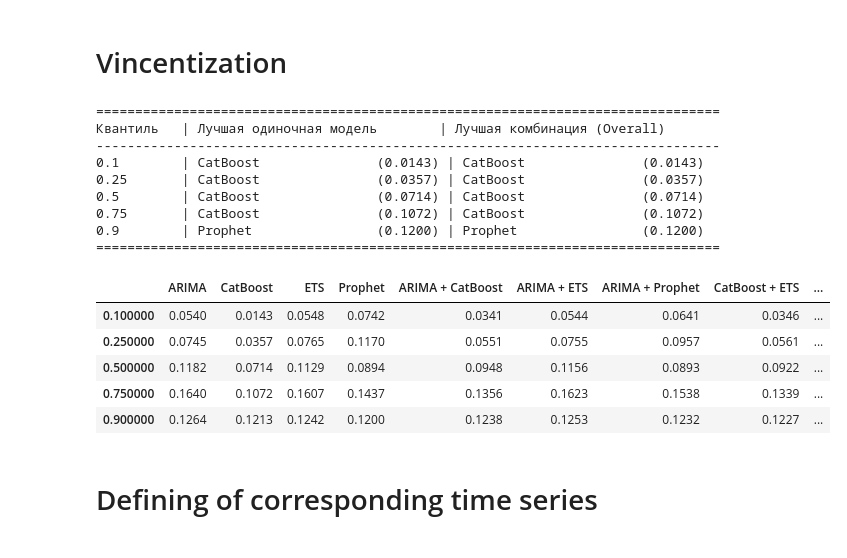
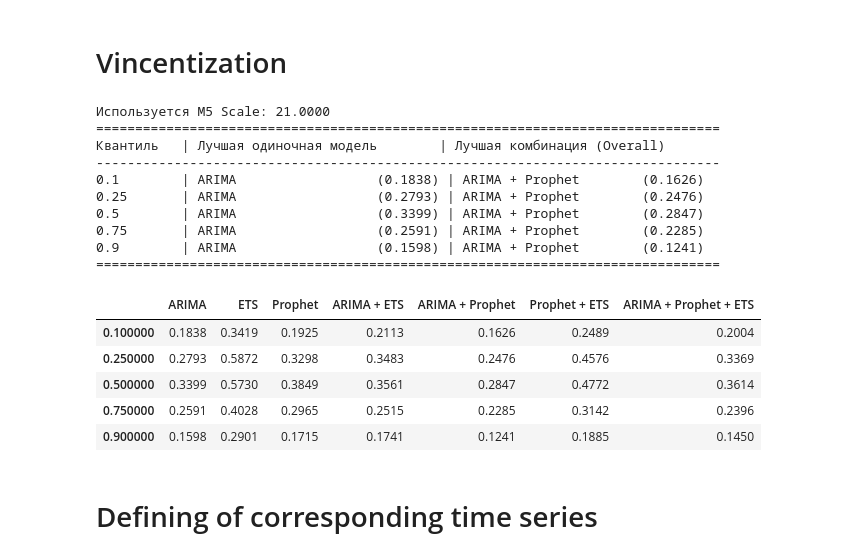
Before and after one commit to senyasenior/Ensembles_of_Quantile_forecasts, a Jupyter notebook: notebooks/nb.ipynb, the cells around one changed output. Cells and saved outputs as stored; diff of their text form; code cells hidden in the pictures.

Commit message:
tbats + scale + vincentiaztion html results + confgi

```diff
--- a/notebooks/nb.ipynb
+++ b/notebooks/nb.ipynb
@@ -513,9 +438,7 @@ MAE: 0.2364
 # %% [markdown]
 # CatBoost
 # %%
-# y = passengers_df["Passengers"].values
-M5_ID = "HOUSEHOLD_2_242_CA_1_evaluation"
-y = m5_data[m5_data["id"] == M5_ID].filter(like='d_').values.flatten()
+y = DATA
 lags=[1, 2, 3, 7, 14, 30]
 rolling_windows=[3, 7, 14, 30]
 diff_periods=[1, 2, 3, 7, 14, 30]
@@ -568,9 +491,9 @@ rolling_predictions = {}
 eval_results = {}
 
 param_grid = {
-    'depth': [4, 6, 8, 10],                    # Глубина деревьев
+    'depth': [3, 4, 5, 6],                    # Глубина деревьев
     'l2_leaf_reg': [1, 3, 5, 7, 10],          # L2 регуляризация
-    'learning_rate': [0.01, 0.03, 0.05, 0.1], # Скорость обучения
+    'learning_rate': [0.01, 0.05, 0.1], # Скорость обучения
     'iterations': [500, 1000, 1500],           # Количество итераций
     'random_strength': [0.1, 0.5, 1],         # Случайность при выборе разделений
     'bagging_temperature': [0, 0.5, 1],       # Температура бэггинга
@@ -585,7 +508,7 @@ for alpha in QUANTILES:
         loss_function=f'Quantile:alpha={alpha}',
         iterations=50_000,
         learning_rate=1e-2,
-        depth=2,
+        depth=3,
         l2_leaf_reg=3,
         random_seed=SEED,
         verbose=100,  # Показываем прогресс каждые 100 итераций
@@ -602,16 +525,16 @@ for alpha in QUANTILES:
     predictions[alpha] = model.predict(X_test)
     models[alpha] = model
 
-    HORIZON = 4
-    rolling_pred = [model.predict(X_test[:HORIZON])]
-    for i in tqdm(range(len(y_train) + HORIZON, len(y_target), HORIZON)):
+    horizon=4 if cfg.SERIES_TYPE == 'PASSENGERS' else 7
+    rolling_pred = [model.predict(X_test[:horizon])]
+    for i in tqdm(range(len(y_train) + horizon, len(y_target), horizon)):
         model.fit(
             X[:i], y_target[:i],
             eval_set=(X[i:], y_target[i:]),
             plot=False,  # Можно установить True для визуализации обучения
             verbose_eval=0
         )
-        rolling_pred.append(model.predict(X[i:i+HORIZON]))
+        rolling_pred.append(model.predict(X[i:i+horizon]))
     rolling_predictions[alpha] = np.concatenate(rolling_pred)
 # %% [output]
 Обучаем CatBoost для квантиля 0.1...
@@ -626,7 +546,7 @@ print('HORIZON 28')
 for quantile in QUANTILES:
     print(f'pl alpha={quantile}: {mean_pinball_loss(y_test, predictions[quantile], alpha=quantile)}')
 
-print(f"ROLLING HORIZON {HORIZON}")
+print(f"ROLLING HORIZON {horizon}")
 for quantile in QUANTILES:
     print(f'pl alpha={quantile}: {mean_pinball_loss(y[-28:], rolling_predictions[quantile], alpha=quantile)}')
 
@@ -640,7 +560,7 @@ ax[0].axvspan(len(y_train) - 1, len(y) - 1, color='#808080', alpha=0.2)
 ax[0].legend()
 
 ax[1].plot(y, label='True')
-ax[1].set_title(f"ROLLING HORIZON {HORIZON}")
+ax[1].set_title(f"ROLLING HORIZON {horizon}")
 for quantile in QUANTILES:
     ax[1].plot(np.concatenate((df["target"][:-28], rolling_predictions[quantile])), '+-',label=f'q={quantile}')
 ax[1].axvspan(len(y_train) - 1, len(y) - 1, color='#808080', alpha=0.2)
@@ -733,55 +799,62 @@ Quantile 0.9: 0.1242
 # %% [markdown]
 # Vincentization
 # %%
+import os
 from utils.evaluation import evaluate_model_combinations
 
 # 1. Подготовка данных (собираем всё в один словарь)
-# Убедитесь, что все массивы одной длины (28 точек)
+# Убедитесь, что все массивы одной длины (FORECAST_HORIZON точек)
 
 models_data = {
     'ARIMA': {},
     'CatBoost': {},
     'Prophet': {},
+    'TBAST': {},
     'ETS': {}
 }
 
 for q in QUANTILES:
     # ARIMA (из sktime)
-    # Важно: берем последние 28 точек, если там больше
+    # Важно: берем последние FORECAST_HORIZON точек, если там больше
     arima_vals = get_sktime_preds(rolling_quantile_pred, q)
-    models_data['ARIMA'][q] = arima_vals[-28:]
+    models_data['ARIMA'][q] = arima_vals[-FORECAST_HORIZON:]
 
     # Предполагаем, что там numpy array
-    models_data['CatBoost'][q] = rolling_predictions[q][-28:]
+    # models_data['CatBoost'][q] = rolling_predictions[q][-FORECAST_HORIZON:]
 
     # Prophet (ваш словарь prophet_quantile_predictions)
-    models_data['Prophet'][q] = prophet_quantile_predictions[q][-28:]
+    models_data['Prophet'][q] = prophet_quantile_predictions[q][-FORECAST_HORIZON:]
 
+    # models_data["TBAST"][q] = get_sktime_preds(tbats_quantile_pred, q)
     models_data["ETS"][q] = get_sktime_preds(ets_quantile_pred, q)
 
 
 # 2. Запуск функции
-# y_test[-28:] - это истинные значения за последние 28 дней
-styled_table = evaluate_model_combinations(y_test[-28:], models_data, QUANTILES)
+# y_test[-FORECAST_HORIZON:] - это истинные значения за последние FORECAST_HORIZON дней
+styled_table = evaluate_model_combinations(y_test[-FORECAST_HORIZON:], models_data, QUANTILES, y_train=DATA[:-FORECAST_HORIZON])
 
 # 3. Отображение таблицы
+os.makedirs('output/aggregation_results', exist_ok=True)
+with open(f"output/{cfg.SERIES_TYPE}_{SERIES_ID}_vinc.html", 'w') as f:
+    styled_table.to_html(f)
 styled_table
 # %% [output]
+Используется M5 Scale: 21.0000
 ================================================================================
 Квантиль   | Лучшая одиночная модель        | Лучшая комбинация (Overall)
 --------------------------------------------------------------------------------
-0.1        | CatBoost               (0.0143) | CatBoost               (0.0143)
-0.25       | CatBoost               (0.0357) | CatBoost               (0.0357)
-0.5        | CatBoost               (0.0714) | CatBoost               (0.0714)
-0.75       | CatBoost               (0.1072) | CatBoost               (0.1072)
-0.9        | Prophet                (0.1200) | Prophet                (0.1200)
+0.1        | ARIMA                  (0.1838) | ARIMA + Prophet        (0.1626)
+0.25       | ARIMA                  (0.2793) | ARIMA + Prophet        (0.2476)
+0.5        | ARIMA                  (0.3399) | ARIMA + Prophet        (0.2847)
+0.75       | ARIMA                  (0.2591) | ARIMA + Prophet        (0.2285)
+0.9        | ARIMA                  (0.1598) | ARIMA + Prophet        (0.1241)
 ================================================================================
-|  | ARIMA | CatBoost | ETS | Prophet | ARIMA + CatBoost | ARIMA + ETS | ARIMA + Prophet | CatBoost + ETS | ... |
-| 0.100000 | 0.0540 | 0.0143 | 0.0548 | 0.0742 | 0.0341 | 0.0544 | 0.0641 | 0.0346 | ... |
-| 0.250000 | 0.0745 | 0.0357 | 0.0765 | 0.1170 | 0.0551 | 0.0755 | 0.0957 | 0.0561 | ... |
-| 0.500000 | 0.1182 | 0.0714 | 0.1129 | 0.0894 | 0.0948 | 0.1156 | 0.0893 | 0.0922 | ... |
-| 0.750000 | 0.1640 | 0.1072 | 0.1607 | 0.1437 | 0.1356 | 0.1623 | 0.1538 | 0.1339 | ... |
-| 0.900000 | 0.1264 | 0.1213 | 0.1242 | 0.1200 | 0.1238 | 0.1253 | 0.1232 | 0.1227 | ... |
+|  | ARIMA | ETS | Prophet | ARIMA + ETS | ARIMA + Prophet | Prophet + ETS | ARIMA + Prophet + ETS |
+| 0.100000 | 0.1838 | 0.3419 | 0.1925 | 0.2113 | 0.1626 | 0.2489 | 0.2004 |
+| 0.250000 | 0.2793 | 0.5872 | 0.3298 | 0.3483 | 0.2476 | 0.4576 | 0.3369 |
+| 0.500000 | 0.3399 | 0.5730 | 0.3849 | 0.3561 | 0.2847 | 0.4772 | 0.3614 |
+| 0.750000 | 0.2591 | 0.4028 | 0.2965 | 0.2515 | 0.2285 | 0.3142 | 0.2396 |
+| 0.900000 | 0.1598 | 0.2901 | 0.1715 | 0.1741 | 0.1241 | 0.1885 | 0.1450 |
 # %% [markdown]
 # Defining of corresponding time series
 # %%
```
Also changed, not shown: parts of 18 cells of this notebook, 4 other files.
